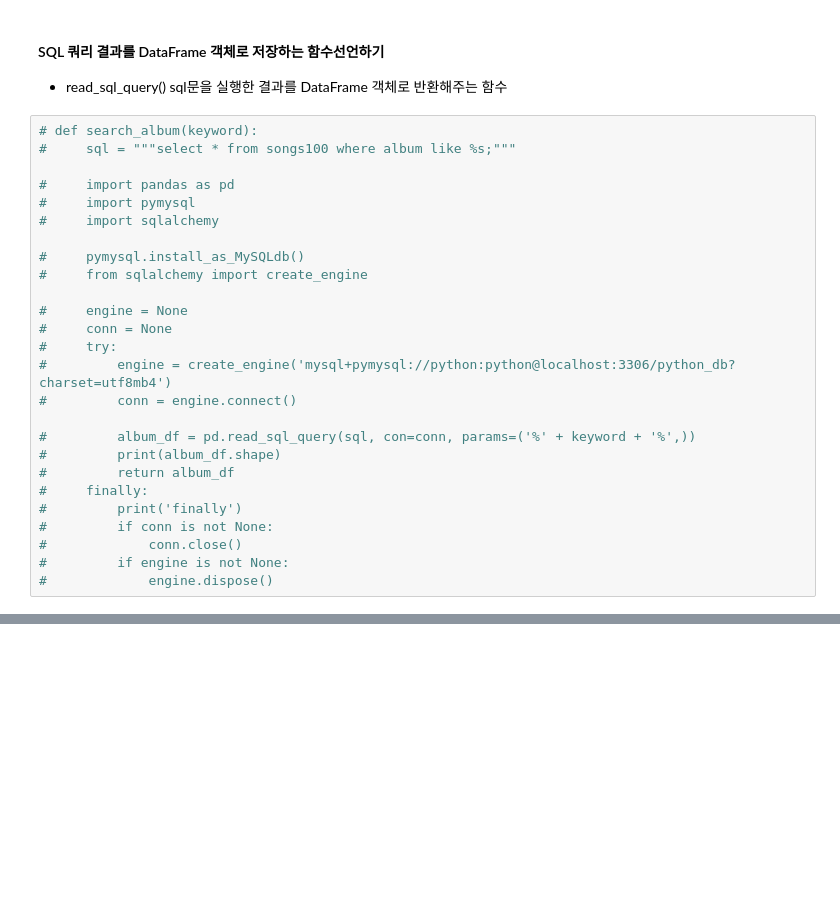
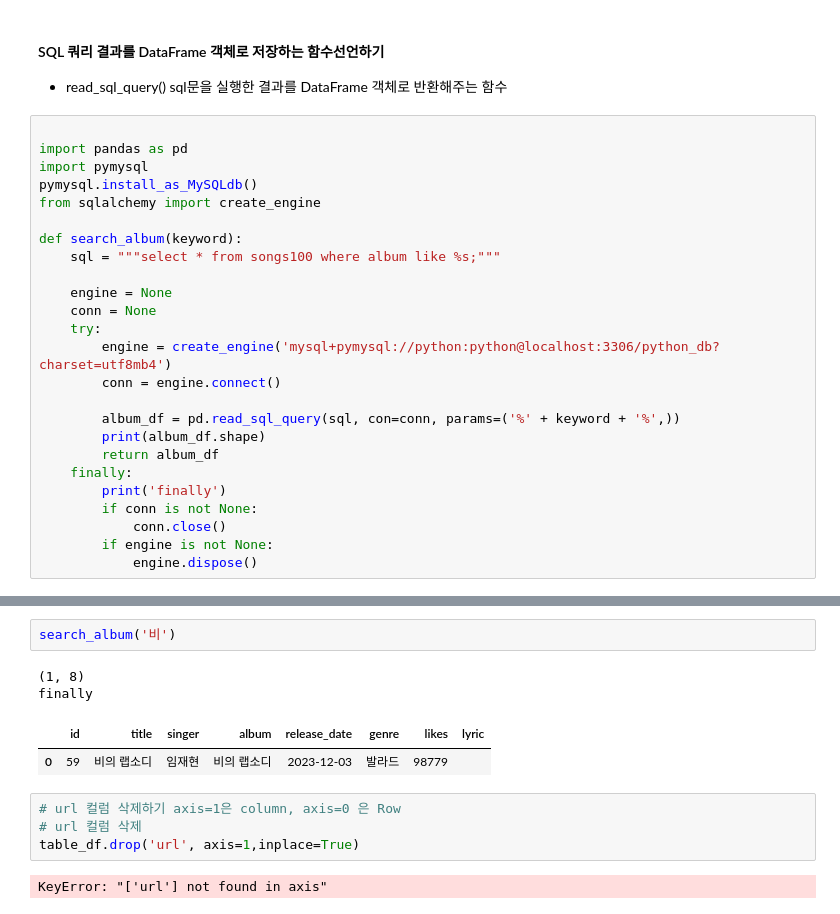
Before and after one commit to raniyaya/01webscraping_homework, a Jupyter notebook: 04.Melon100차트_데이터파싱_DB저장.ipynb, the cells around one changed output, grey strips where cells are left out. Saved outputs shown, nothing was run; the diff lists cells and outputs as text; blank space fills up the shorter version.

```diff
--- a/04.Melon100차트_데이터파싱_DB저장.ipynb
+++ b/04.Melon100차트_데이터파싱_DB저장.ipynb
@@ -474,28 +507,27 @@ songs100 테이블 생성됨
 #### SQL 쿼리 결과를 DataFrame 객체로 저장하는 함수선언하기
 * read_sql_query() sql문을 실행한 결과를 DataFrame 객체로 반환해주는 함수
 # %%
-# def search_album(keyword):
-#     sql = """select * from songs100 where album like %s;"""
 
-#     import pandas as pd
-#     import pymysql
-#     import sqlalchemy
+import pandas as pd
+import pymysql
+pymysql.install_as_MySQLdb()
+from sqlalchemy import create_engine
 
-#     pymysql.install_as_MySQLdb()
-#     from sqlalchemy import create_engine
+def search_album(keyword):
+    sql = """select * from songs100 where album like %s;"""
 
-#     engine = None
-#     conn = None
-#     try:
-#         engine = create_engine('mysql+pymysql://python:python@localhost:3306/python_db?charset=utf8mb4')
-#         conn = engine.connect()
+    engine = None
+    conn = None
+    try:
+        engine = create_engine('mysql+pymysql://python:python@localhost:3306/python_db?charset=utf8mb4')
+        conn = engine.connect()
 
-#         album_df = pd.read_sql_query(sql, con=conn, params=('%' + keyword + '%',))
-#         print(album_df.shape)
-#         return album_df
-#     finally:
-#         print('finally')
-#         if conn is not None:
-#             conn.close()
-#         if engine is not None:
-#             engine.dispose()
+        album_df = pd.read_sql_query(sql, con=conn, params=('%' + keyword + '%',))
+        print(album_df.shape)
+        return album_df
+    finally:
+        print('finally')
+        if conn is not None:
+            conn.close()
+        if engine is not None:
+            engine.dispose()
@@ -513,0 +554,13 @@ finally
+# %%
+search_album('비')
+# %% [output]
+(1, 8)
+finally
+|  | id | title | singer | album | release_date | genre | likes | lyric |
+| 0 | 59 | 비의 랩소디 | 임재현 | 비의 랩소디 | 2023-12-03 | 발라드 | 98779 |  |
+# %%
+# url 컬럼 삭제하기 axis=1은 column, axis=0 은 Row
+# url 컬럼 삭제
+table_df.drop('url', axis=1,inplace=True)
+# %% [output]
+KeyError: "['url'] not found in axis"
```
Also changed, not shown: parts of 15 cells of this notebook, 2 other files.
